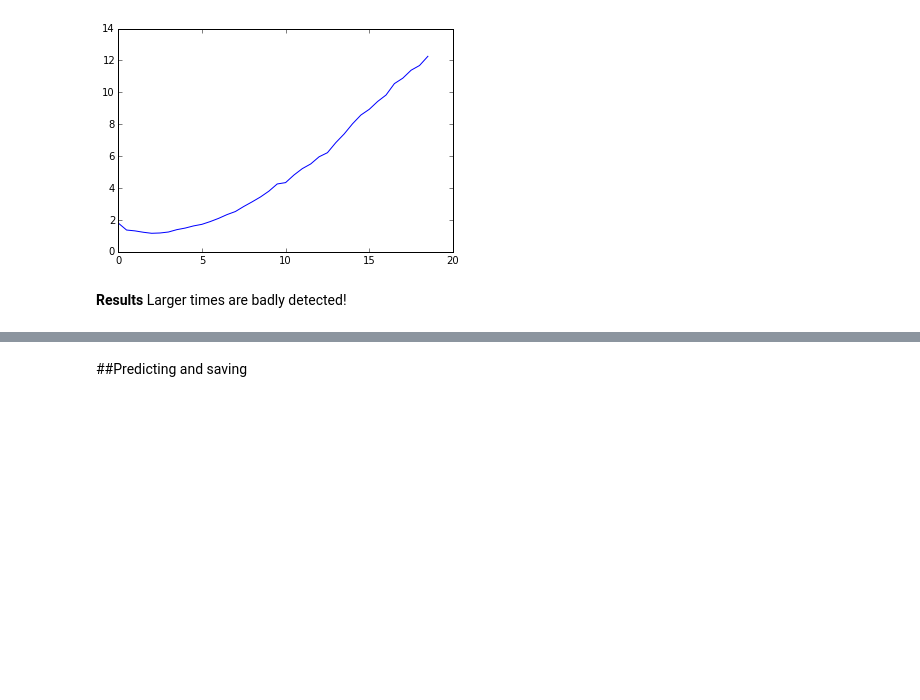
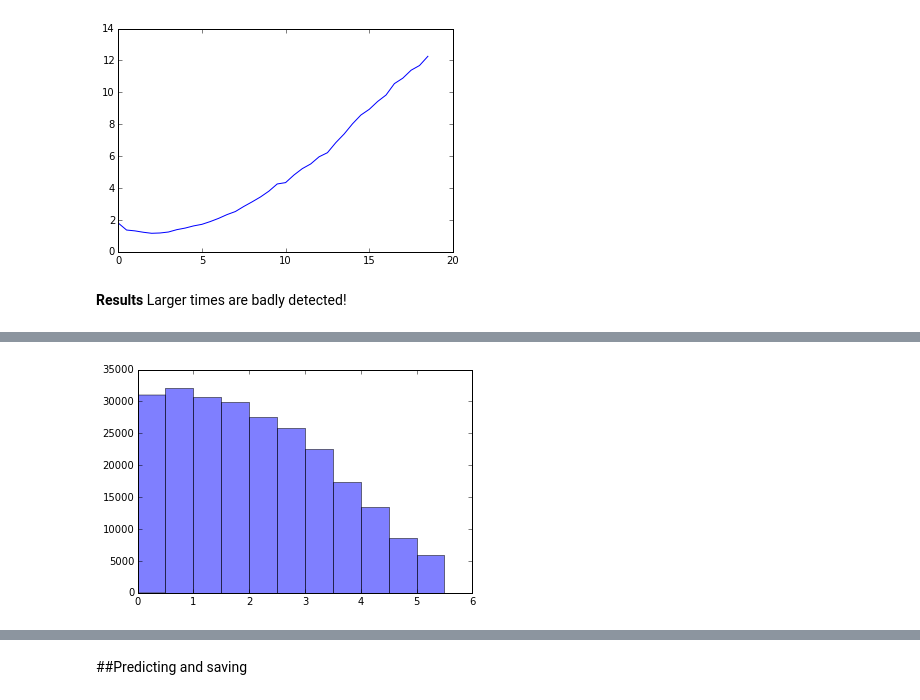
Before and after one commit to timjerman/AdLoadingMiner, a Jupyter notebook: FeatureEngineering.ipynb, the cells around one changed output, grey strips where cells are left out. Drawn from its saved outputs; the diff is of its cells as text; code cells hidden in the pictures; blank space fills up the shorter version.

```diff
--- a/FeatureEngineering.ipynb
+++ b/FeatureEngineering.ipynb
@@ -840,0 +827,5 @@ plt.plot(histbins, pred_error_loc/pred_error_loc_n)
+# %%
+train_data,test_data = dataE.random_split(.5,seed=1)
+RF_model = graphlab.random_forest_regression.create(train_data, target='ADLOADINGTIME',validation_set=test_data,
+                                           max_iterations=20,
+                                           max_depth =  50, row_subsample=0.5, random_seed=1)
@@ -840,0 +848,19 @@ plt.plot(histbins, pred_error_loc/pred_error_loc_n)
+# %%
+test_data_predict = RF_model.predict(test_data)
+
+#test_data['ADLOADINGTIME']
+
+pred_error = np.abs(test_data['ADLOADINGTIME']-test_data_predict)
+plt.hist(pred_error,  bins=np.arange(0, 6,0.5), alpha=0.5)
+
+[histvals, histbins] = np.histogram(test_data['ADLOADINGTIME'], bins=np.arange(0, np.ceil(max(test_data['ADLOADINGTIME'])),0.5))
+minToBin = histbins-np.tile(np.array(test_data['ADLOADINGTIME']),(len(histbins),1)).transpose()
+minToBinIdx = np.argmin(np.abs(minToBin),axis=1)
+
+pred_error_loc = np.zeros_like(histbins)
+pred_error_loc_n = np.zeros_like(histbins)
+for i in range(len(minToBinIdx)):
+    pred_error_loc[minToBinIdx[i]] += pred_error[i]
+    pred_error_loc_n[minToBinIdx[i]] += 1
+# %% [output]
+[figure, added]
```
Also changed, not shown: parts of 18 cells of this notebook.
